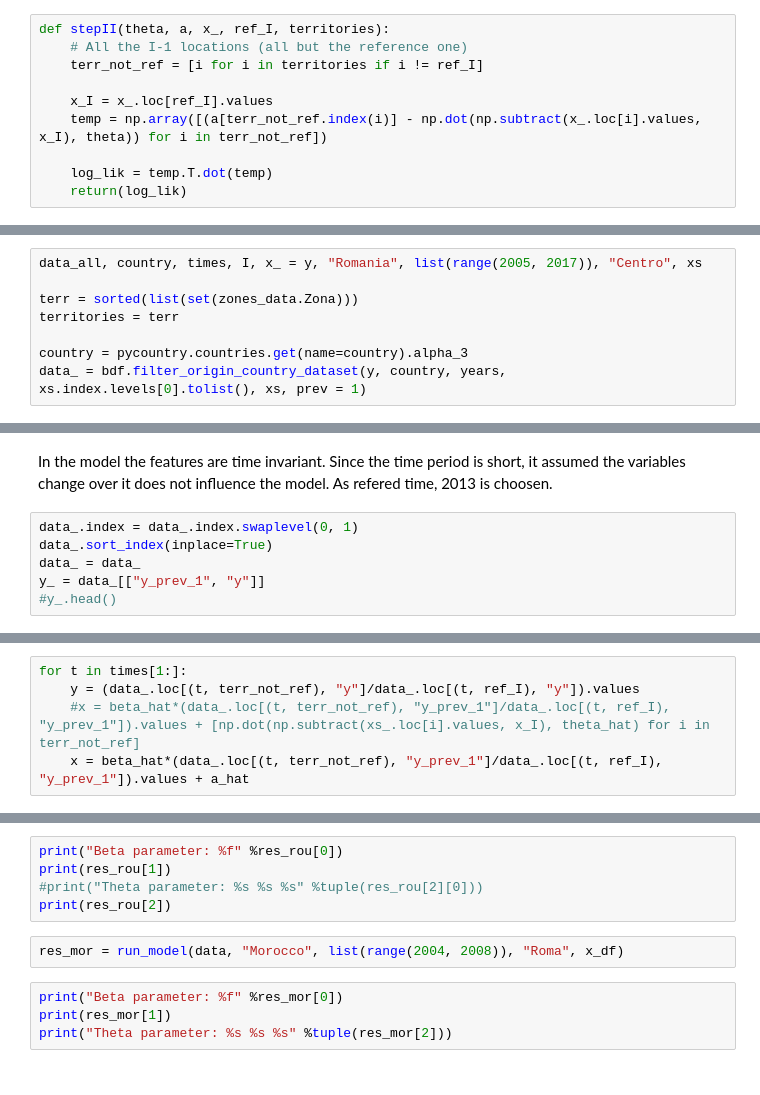
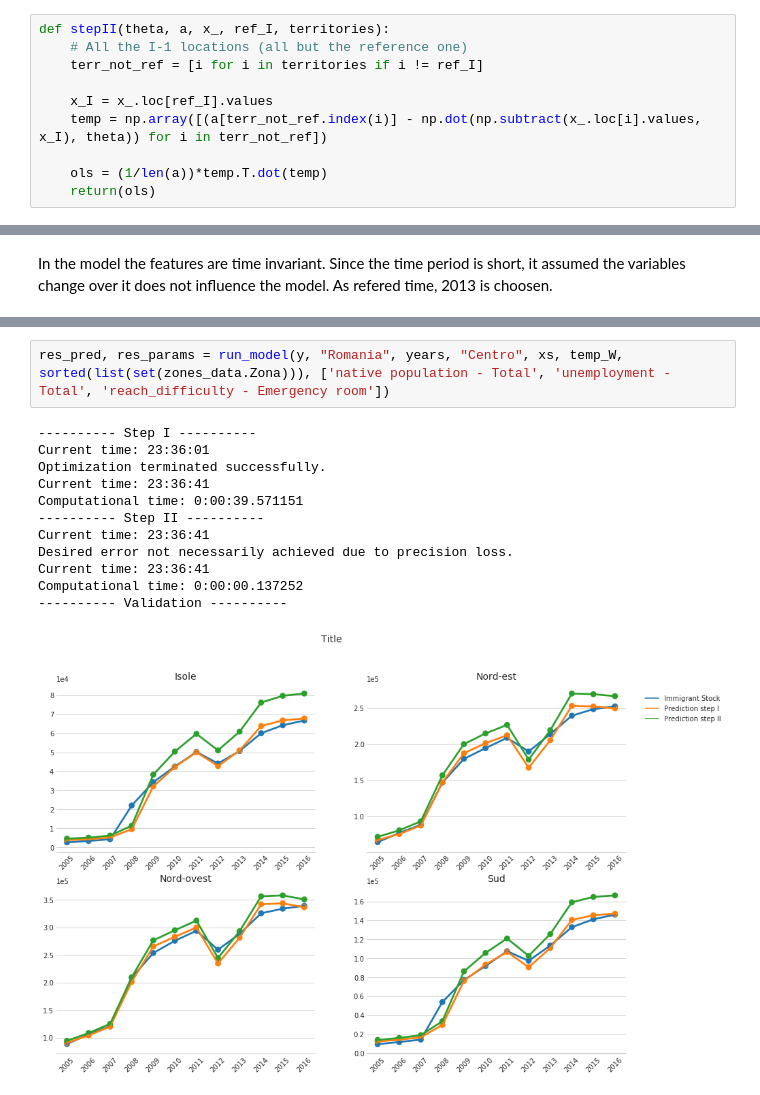
Before and after one commit to SaraR-1/Immigration-Models, a Jupyter notebook: Autoregressive Model for Panel Data - 2005-2016 zones.ipynb, the cells around one changed output, grey strips where cells are left out. Saved outputs shown, nothing was run; the diff lists cells and outputs as text.

Commit message:
autoregressive model

```diff
--- a/Autoregressive Model for Panel Data - 2005-2016 zones.ipynb
+++ b/Autoregressive Model for Panel Data - 2005-2016 zones.ipynb
@@ -125,17 +161,9 @@ def stepII(theta, a, x_, ref_I, territories):
     x_I = x_.loc[ref_I].values
     temp = np.array([(a[terr_not_ref.index(i)] - np.dot(np.subtract(x_.loc[i].values, x_I), theta)) for i in terr_not_ref])
 
-    log_lik = temp.T.dot(temp)
-    return(log_lik)
+    ols = (1/len(a))*temp.T.dot(temp)
+    return(ols)
 # %% [markdown]
 ### Computations
 # %% [markdown]
 At zones level as refered territory Centro is used.
-# %%
-data_all, country, times, I, x_ = y, "Romania", list(range(2005, 2017)), "Centro", xs
-
-terr = sorted(list(set(zones_data.Zona)))
-territories = terr
-
-country = pycountry.countries.get(name=country).alpha_3
-data_ = bdf.filter_origin_country_dataset(y, country, years, xs.index.levels[0].tolist(), xs, prev = 1)
@@ -142,8 +172,2 @@ data_ = bdf.filter_origin_country_dataset(y, country, years, xs.index.levels[0].
 # %% [markdown]
 In the model the features are time invariant. Since the time period is short, it assumed the variables change over it does not influence the model. As refered time, 2013 is choosen.
-# %%
-data_.index = data_.index.swaplevel(0, 1)
-data_.sort_index(inplace=True)
-data_ = data_
-y_ = data_[["y_prev_1", "y"]]
-#y_.head()
@@ -235,5 +288,0 @@ x_I = xs_.loc[I].values
-# %%
-for t in times[1:]:
-    y = (data_.loc[(t, terr_not_ref), "y"]/data_.loc[(t, ref_I), "y"]).values
-    #x = beta_hat*(data_.loc[(t, terr_not_ref), "y_prev_1"]/data_.loc[(t, ref_I), "y_prev_1"]).values + [np.dot(np.subtract(xs_.loc[i].values, x_I), theta_hat) for i in terr_not_ref]
-    x = beta_hat*(data_.loc[(t, terr_not_ref), "y_prev_1"]/data_.loc[(t, ref_I), "y_prev_1"]).values + a_hat
@@ -361,11 +289,15 @@ ValueError: setting an array element with a sequence.
-# %%
-print("Beta parameter: %f" %res_rou[0])
-print(res_rou[1])
-#print("Theta parameter: %s %s %s" %tuple(res_rou[2][0]))
-print(res_rou[2])
-# %%
-res_mor = run_model(data, "Morocco", list(range(2004, 2008)), "Roma", x_df)
-# %%
-print("Beta parameter: %f" %res_mor[0])
-print(res_mor[1])
-print("Theta parameter: %s %s %s" %tuple(res_mor[2]))
+# %%
+res_pred, res_params = run_model(y, "Romania", years, "Centro", xs, temp_W, sorted(list(set(zones_data.Zona))), ['native population - Total', 'unemployment - Total', 'reach_difficulty - Emergency room'])
+# %% [output]
+---------- Step I ----------
+Current time: 23:36:01
+Optimization terminated successfully.
+Current time: 23:36:41
+Computational time: 0:00:39.571151
+---------- Step II ----------
+Current time: 23:36:41
+Desired error not necessarily achieved due to precision loss.
+Current time: 23:36:41
+Computational time: 0:00:00.137252
+---------- Validation ----------
+[figure, added]
```
Also changed, not shown: parts of 25 cells of this notebook, 3 other files.
